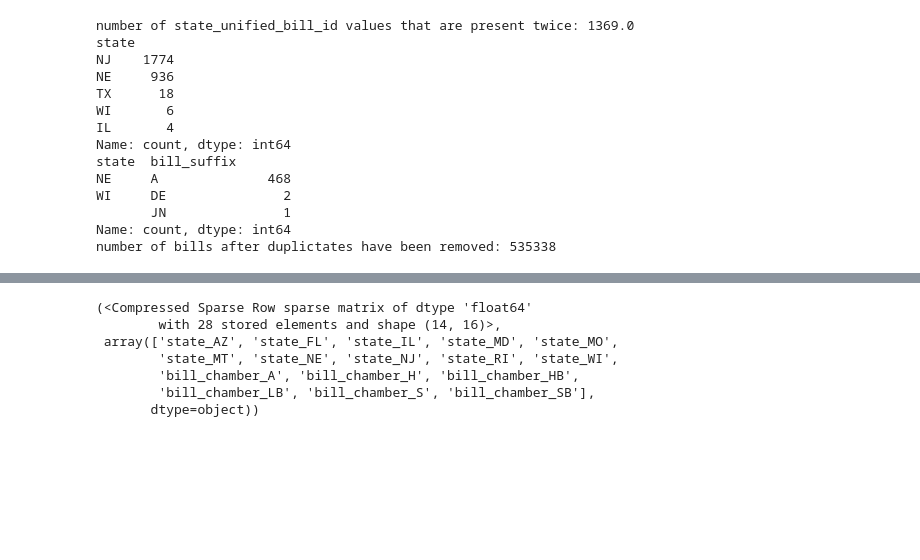
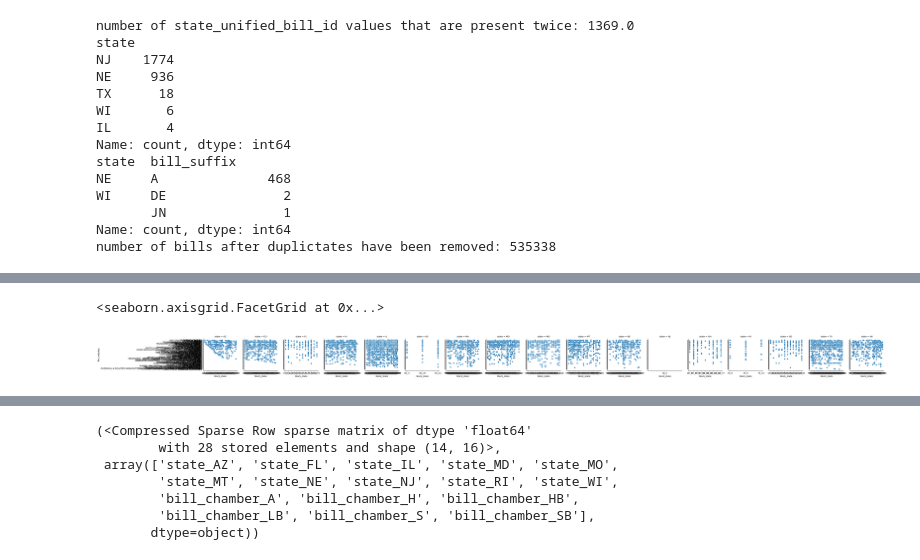
Before and after one commit to lrahbek/DPF_exam, a Jupyter notebook: src/eda1.ipynb, the cells around one changed output, grey strips where cells are left out. Saved outputs shown, nothing was run; the diff lists cells and outputs as text; code cells hidden in the pictures; blank space fills up the shorter version.

Commit message:
more data

```diff
--- a/src/eda1.ipynb
+++ b/src/eda1.ipynb
@@ -140,3 +121,5 @@ path.close()
 # %%
-positions = pd.read_parquet("data/positions.parquet")
-blocks = pd.read_parquet("data/block_assignments.parquet")
+bills_clean = pd.read_parquet("../data/preprocessed/bills.parquet")
+positions = pd.read_parquet("../data/raw/chorus/positions.parquet")
+blocks = pd.read_parquet("../data/raw/chorus/block_assignments.parquet")
+clients = pd.read_parquet("../data/raw/chorus/clients.parquet")
@@ -142,0 +148,12 @@ blocks = pd.read_parquet("data/block_assignments.parquet")
+# %%
+cl_merge = clients.merge(blocks[["state", "entity_id", "block_1"]].rename(columns={"entity_id": "state_client_id"}), on=["state_client_id", "state"])
+cl_merge["block_state"] = cl_merge["state"]+"_"+cl_merge["block_1"].astype(str)
+cl_merge.drop_duplicates(subset=["state_client_id", "block_1"], inplace = True)
+cl_merge.sort_values(by = ["state", "block_1"], inplace=True)
+# %%
+#fig, ax = plt.subplots(figsize=(10, 10))
+g = sns.FacetGrid(cl_merge, col="ftm_industry", sharex = False)
+g.map_dataframe(sns.scatterplot, x="block_state", y="ftm_industry", hue = "state")
+# %% [output]
+<seaborn.axisgrid.FacetGrid at 0x...>
+[figure, added]
```
Also changed, not shown: parts of 43 cells of this notebook, 5 other files.
